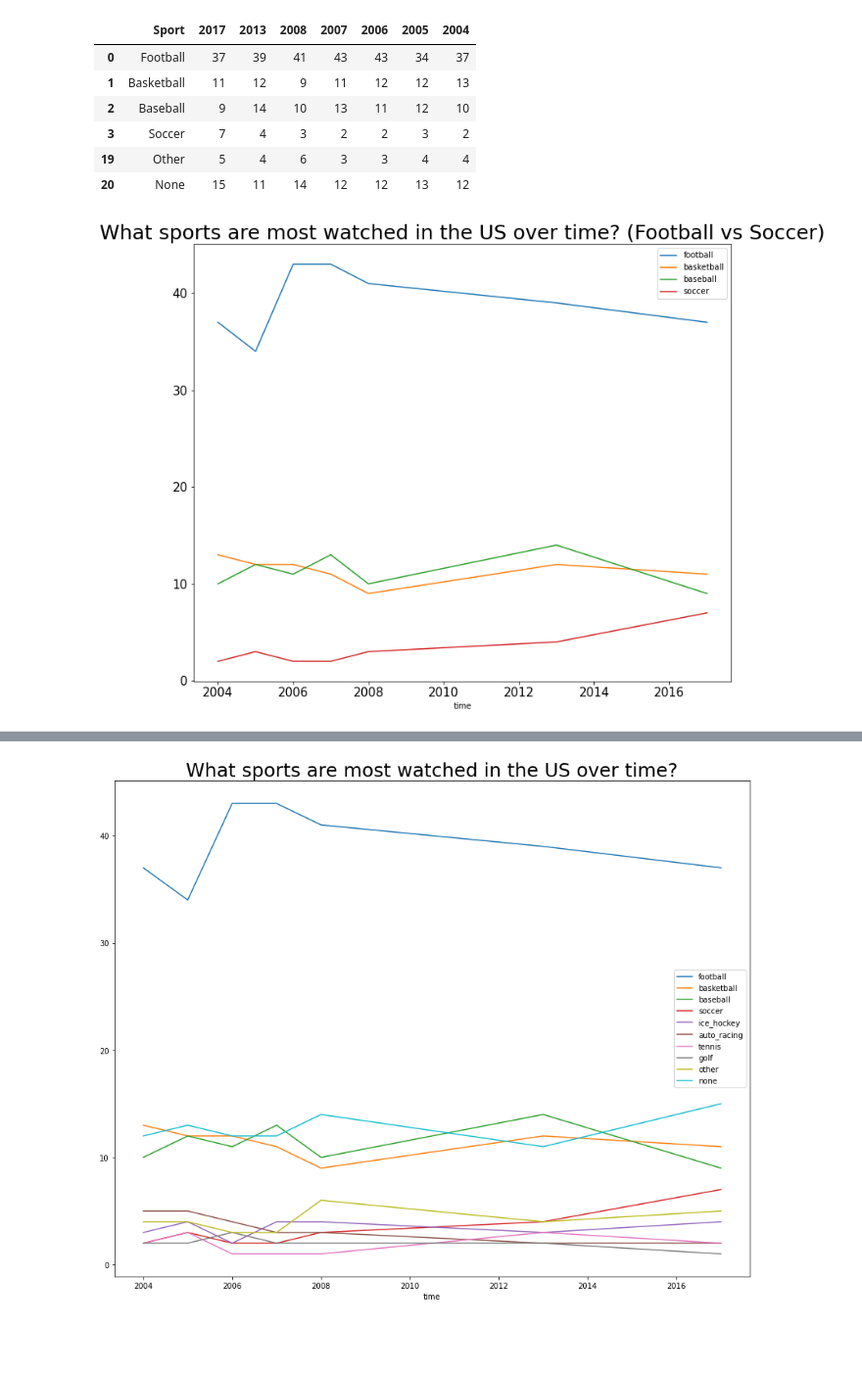
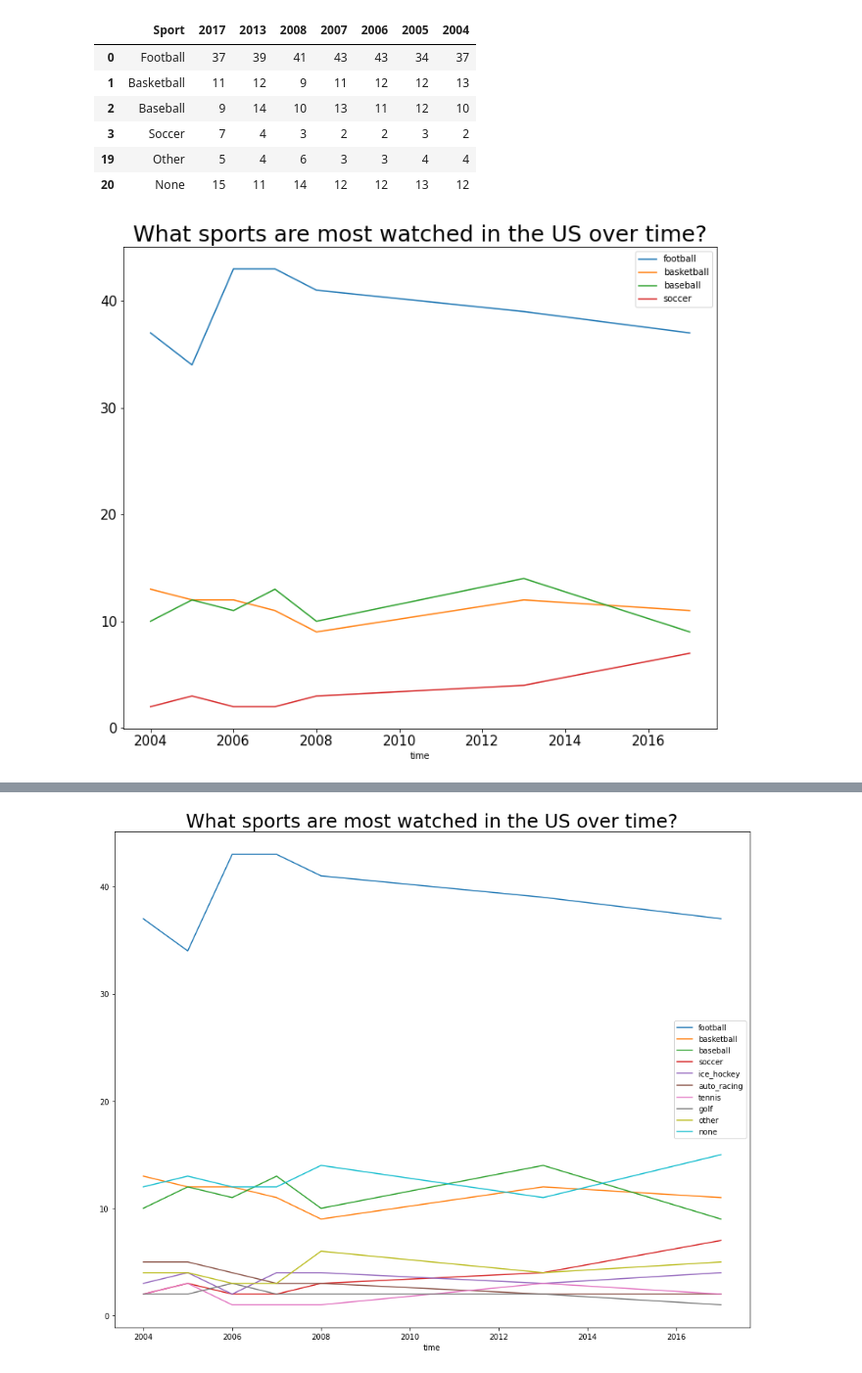
Before and after one commit to ivnizhnik/Python_for_Data_Science, a Jupyter notebook: Most_Watched_Sports.ipynb, the cells around one changed output, grey strips where cells are left out. Shown: that part at 98% size. Cells and saved outputs as stored; diff of their text form; code cells hidden in the pictures; blank space fills up the shorter version.

```diff
--- a/Most_Watched_Sports.ipynb
+++ b/Most_Watched_Sports.ipynb
@@ -167,24 +167,24 @@ df.loc[pop_filter, : ]
 # %%
 fig, axes = plt.subplots(nrows = 1, ncols = 1, figsize = (12, 10))
 time = [ 2017 , 2013 , 2008 , 2007 , 2006 , 2005, 2004 ]  # x-axis
 football = [ 37 , 39, 41, 43, 43 , 34	 , 37 ]   # x-axis
 basketball =	[11, 	12,	9,	11,	12,	12,	13]   # x-axis
 baseball= [9,	14,	10,	13,	11,	12,	10]
 soccer =[7,	4,	3,	2,	2,	3,	2]
 df_time_sports = pd.DataFrame(
     { 'time': time,
      'football': football ,
      'basketball': basketball,
      'baseball': baseball,
      'soccer' : soccer,})
 ax = plt.gca()
-plt.title('What sports are most watched in the US over time? (Football vs Soccer)', fontsize = 25)
+plt.title('What sports are most watched in the US over time?', fontsize = 25)
 df_time_sports.plot( x = 'time' , y = 'football', fontsize = 15, ax = ax )
 df_time_sports.plot( x = 'time' , y = 'basketball', ax = ax )
 df_time_sports.plot( x = 'time' , y = 'baseball', ax = ax )
 df_time_sports.plot( x = 'time' , y = 'soccer', ax = ax );
 # %% [output]
-[figure, old version]
+[figure, new version]
 # %%
 # According to the graph above, we see an increase in soccer and a decrease in football over time. With that noticed, the football is still the most watched sport in the US.
 # %%
```
Also changed, not shown: parts of 3 cells of this notebook.
